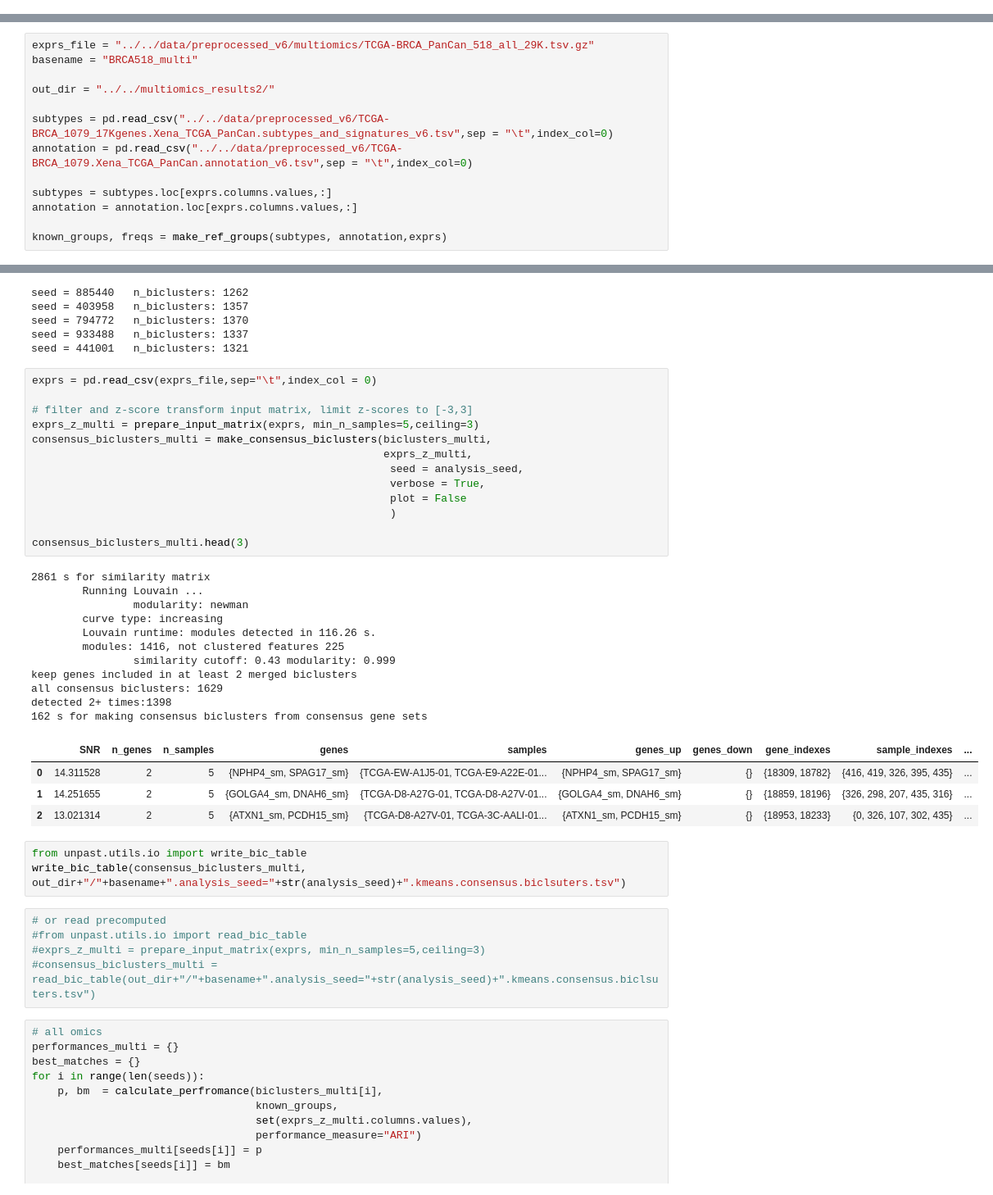
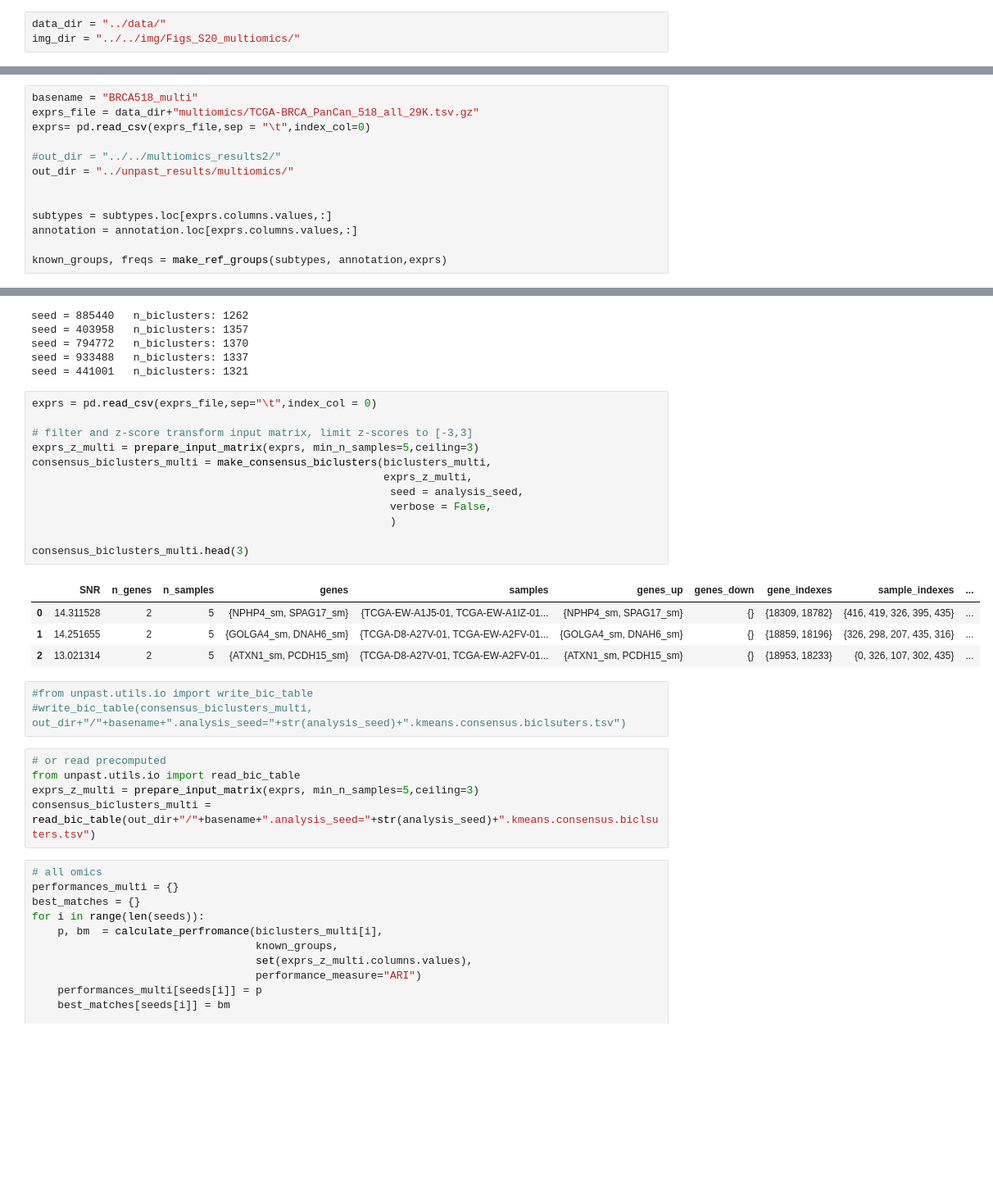
Before and after one commit to ozolotareva/unpast_paper, a Jupyter notebook: notebooks/BRCA_multi-omics.ipynb, the cells around one changed output, grey strips where cells are left out. Shown at 82% size. Saved outputs shown, nothing was run; the diff lists cells and outputs as text; blank space fills up the shorter version.

```diff
--- a/notebooks/BRCA_multi-omics.ipynb
+++ b/notebooks/BRCA_multi-omics.ipynb
@@ -17,4 +17,7 @@ from unpast.utils.eval import calculate_perfromance
 import matplotlib.pyplot as plt
 import seaborn as sns
 %matplotlib inline
+# %%
+data_dir = "../data/"
+img_dir = "../../img/Figs_S20_multiomics/"
 # %%
@@ -105,13 +92,13 @@ known_groups, freqs = make_ref_groups(subtypes, annotation,exprs)
 # %% [markdown]
 # Multi-omics
 # %%
-exprs_file = "../../data/preprocessed_v6/multiomics/TCGA-BRCA_PanCan_518_all_29K.tsv.gz"
 basename = "BRCA518_multi"
+exprs_file = data_dir+"multiomics/TCGA-BRCA_PanCan_518_all_29K.tsv.gz"
+exprs= pd.read_csv(exprs_file,sep = "\t",index_col=0)
 
-out_dir = "../../multiomics_results2/"
+#out_dir = "../../multiomics_results2/"
+out_dir = "../unpast_results/multiomics/"
 
-subtypes = pd.read_csv("../../data/preprocessed_v6/TCGA-BRCA_1079_17Kgenes.Xena_TCGA_PanCan.subtypes_and_signatures_v6.tsv",sep = "\t",index_col=0)
-annotation = pd.read_csv("../../data/preprocessed_v6/TCGA-BRCA_1079.Xena_TCGA_PanCan.annotation_v6.tsv",sep = "\t",index_col=0)
 
 subtypes = subtypes.loc[exprs.columns.values,:]
 annotation = annotation.loc[exprs.columns.values,:]
@@ -146,40 +133,28 @@ seed = 441001   n_biclusters: 1321
 # %%
 exprs = pd.read_csv(exprs_file,sep="\t",index_col = 0)
 
 # filter and z-score transform input matrix, limit z-scores to [-3,3]
 exprs_z_multi = prepare_input_matrix(exprs, min_n_samples=5,ceiling=3)
 consensus_biclusters_multi = make_consensus_biclusters(biclusters_multi,
                                                        exprs_z_multi,
                                                         seed = analysis_seed,
-                                                        verbose = True,
-                                                        plot = False
+                                                        verbose = False,
                                                         )
 
 consensus_biclusters_multi.head(3)
 # %% [output]
-2861 s for similarity matrix
-        Running Louvain ...
-                modularity: newman
-        curve type: increasing
-        Louvain runtime: modules detected in 116.26 s.
-        modules: 1416, not clustered features 225
-                similarity cutoff: 0.43 modularity: 0.999
-keep genes included in at least 2 merged biclusters
-all consensus biclusters: 1629
-detected 2+ times:1398
-162 s for making consensus biclusters from consensus gene sets
 |  | SNR | n_genes | n_samples | genes | samples | genes_up | genes_down | gene_indexes | sample_indexes | ... |
-| 0 | 14.311528 | 2 | 5 | {NPHP4_sm, SPAG17_sm} | {TCGA-EW-A1J5-01, TCGA-E9-A22E-01... | {NPHP4_sm, SPAG17_sm} | {} | {18309, 18782} | {416, 419, 326, 395, 435} | ... |
-| 1 | 14.251655 | 2 | 5 | {GOLGA4_sm, DNAH6_sm} | {TCGA-D8-A27G-01, TCGA-D8-A27V-01... | {GOLGA4_sm, DNAH6_sm} | {} | {18859, 18196} | {326, 298, 207, 435, 316} | ... |
-| 2 | 13.021314 | 2 | 5 | {ATXN1_sm, PCDH15_sm} | {TCGA-D8-A27V-01, TCGA-3C-AALI-01... | {ATXN1_sm, PCDH15_sm} | {} | {18953, 18233} | {0, 326, 107, 302, 435} | ... |
+| 0 | 14.311528 | 2 | 5 | {NPHP4_sm, SPAG17_sm} | {TCGA-EW-A1J5-01, TCGA-EW-A1IZ-01... | {NPHP4_sm, SPAG17_sm} | {} | {18309, 18782} | {416, 419, 326, 395, 435} | ... |
+| 1 | 14.251655 | 2 | 5 | {GOLGA4_sm, DNAH6_sm} | {TCGA-D8-A27V-01, TCGA-EW-A2FV-01... | {GOLGA4_sm, DNAH6_sm} | {} | {18859, 18196} | {326, 298, 207, 435, 316} | ... |
+| 2 | 13.021314 | 2 | 5 | {ATXN1_sm, PCDH15_sm} | {TCGA-D8-A27V-01, TCGA-EW-A2FV-01... | {ATXN1_sm, PCDH15_sm} | {} | {18953, 18233} | {0, 326, 107, 302, 435} | ... |
 # %%
-from unpast.utils.io import write_bic_table
-write_bic_table(consensus_biclusters_multi, out_dir+"/"+basename+".analysis_seed="+str(analysis_seed)+".kmeans.consensus.biclsuters.tsv")
+#from unpast.utils.io import write_bic_table
+#write_bic_table(consensus_biclusters_multi, out_dir+"/"+basename+".analysis_seed="+str(analysis_seed)+".kmeans.consensus.biclsuters.tsv")
 # %%
 # or read precomputed
-#from unpast.utils.io import read_bic_table
-#exprs_z_multi = prepare_input_matrix(exprs, min_n_samples=5,ceiling=3)
-#consensus_biclusters_multi = read_bic_table(out_dir+"/"+basename+".analysis_seed="+str(analysis_seed)+".kmeans.consensus.biclsuters.tsv")
+from unpast.utils.io import read_bic_table
+exprs_z_multi = prepare_input_matrix(exprs, min_n_samples=5,ceiling=3)
+consensus_biclusters_multi = read_bic_table(out_dir+"/"+basename+".analysis_seed="+str(analysis_seed)+".kmeans.consensus.biclsuters.tsv")
 # %%
 # all omics
 performances_multi = {}
```
Also changed, not shown: parts of 13 cells of this notebook, 4 other files.
